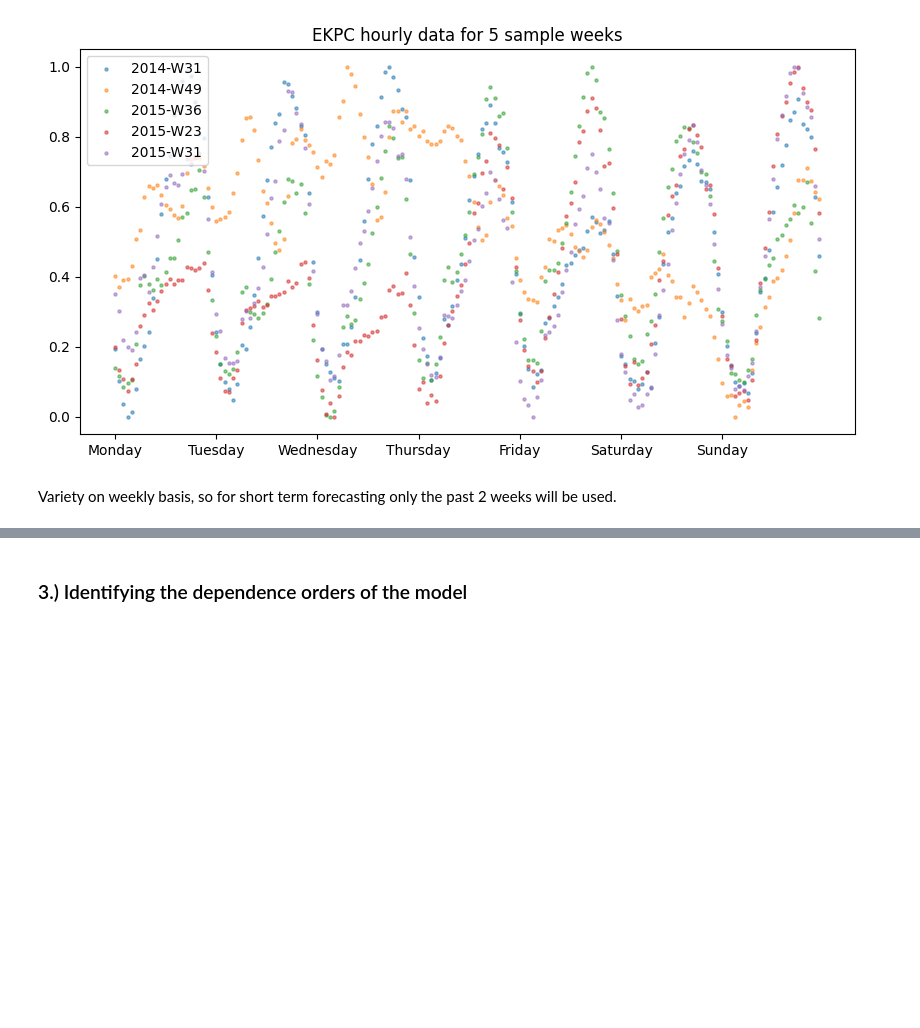
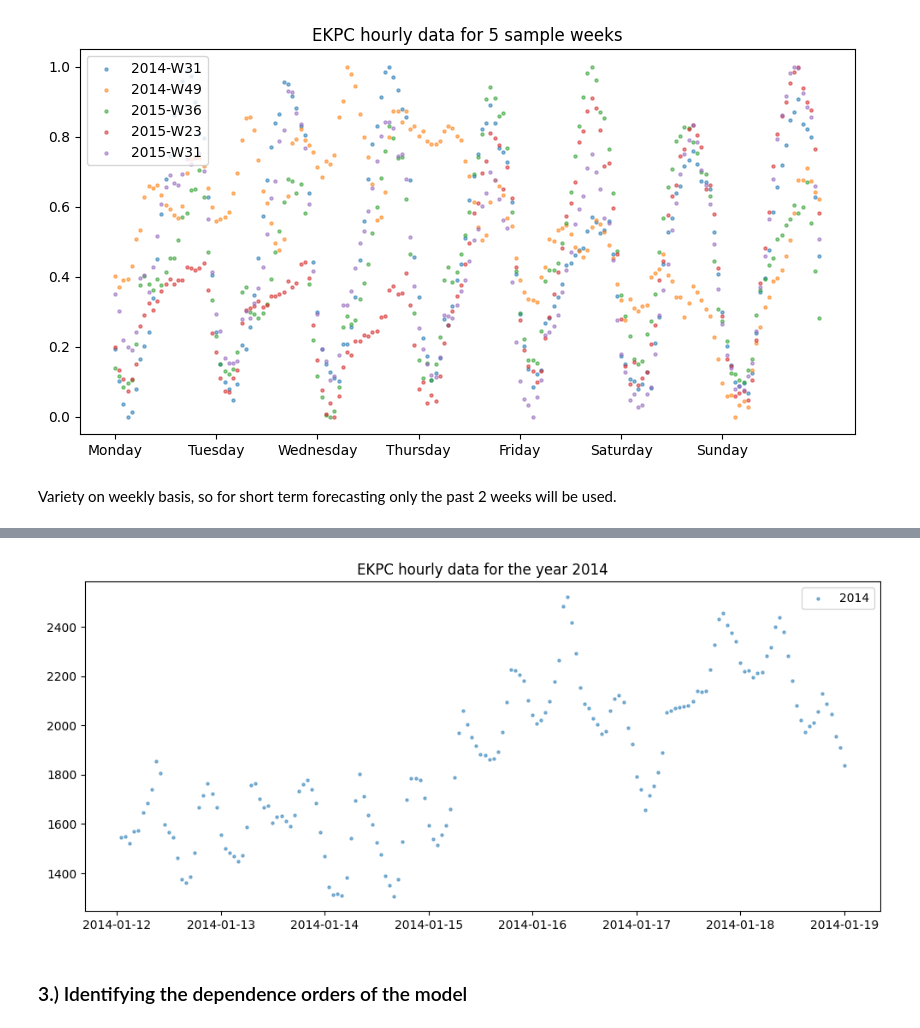
Before and after one commit to DavidArtukovic/Projektarbeit_Artukovic, a Jupyter notebook: src/testings_energy_con.ipynb, the cells around one changed output, grey strips where cells are left out. Drawn from its saved outputs; the diff is of its cells as text; code cells hidden in the pictures; blank space fills up the shorter version.

Commit message:
added files and notebooks for hourly and yearly data analysis

```diff
--- a/src/testings_energy_con.ipynb
+++ b/src/testings_energy_con.ipynb
@@ -147,3 +147,7 @@ plt.show()
 [figure]
 # %% [markdown]
 Variety on weekly basis, so for short term forecasting only the past 2 weeks will be used.
+# %%
+start_date = pd.Timestamp('2014-01-12T01')
+end_date = start_date + pd.Timedelta(days=6,hours=23)
+print(start_date,";", end_date)
@@ -150,3 +156,25 @@ Variety on weekly basis, so for short term forecasting only the past 2 weeks wil
+# %%
+plt.figure(figsize=(12, 5))
+# Normalize the data for the week
+week_data = data.loc[start_date:end_date]
+# Create a label for the year
+label = f"{start_date.year}"
+plt.scatter(
+    week_data.index,
+    week_data,
+    s=5,  # Size of dots
+    alpha=0.5,  # Transparency of dots
+    label = label
+)
+# Set x-axis ticks to days of the week
+# days_of_week = ['Monday', 'Tuesday', 'Wednesday', 'Thursday', 'Friday', 'Saturday', 'Sunday']
+# ax.set_xticks(pd.date_range(start=random_mondays[0], periods=7, freq='D'))
+# ax.set_xticklabels(days_of_week)
+plt.title('EKPC hourly data for the year 2014')
+plt.legend()
+plt.show()
+# %% [output]
+[figure, added]
 # %% [markdown]
 ### 3.) Identifying the dependence orders of the model
 # %%
```
Also changed, not shown: parts of 1 cell of this notebook, 17 other files.
